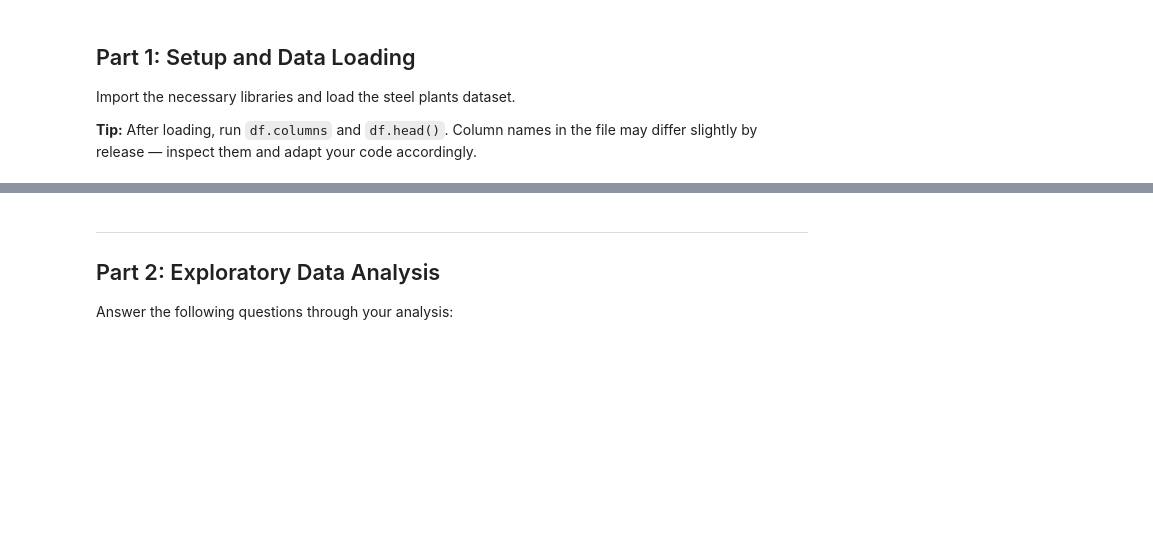
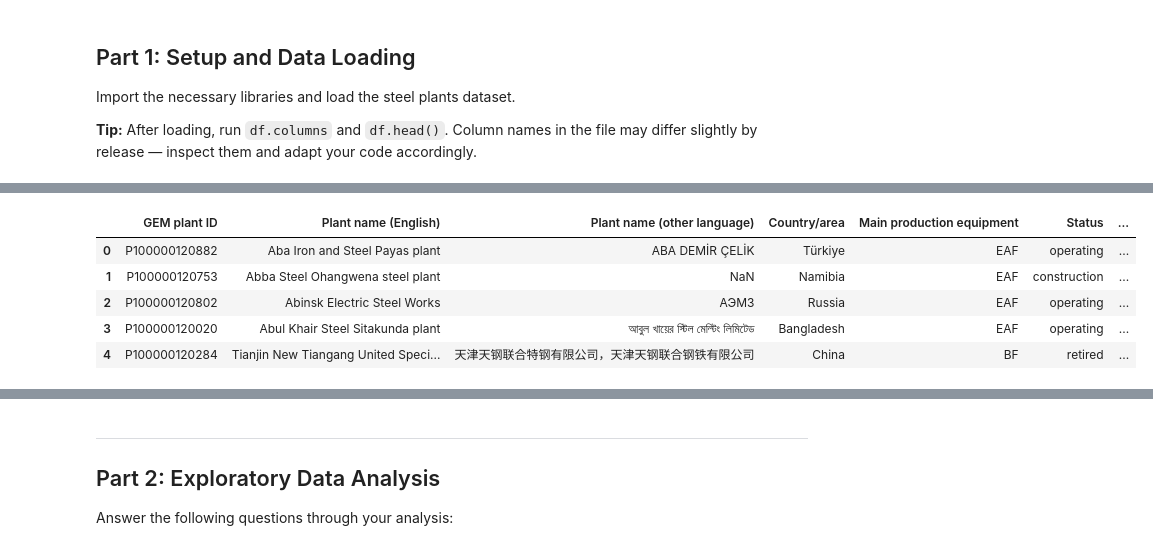
Before and after one commit to Lio0704/aidams-lab1, a Jupyter notebook: lab_1.ipynb, the cells around one changed output, grey strips where cells are left out. Cells and saved outputs as stored; diff of their text form; code cells hidden in the pictures; blank space fills up the shorter version.

```diff
--- a/lab_1.ipynb
+++ b/lab_1.ipynb
@@ -85,0 +106,9 @@ Import the necessary libraries and load the steel plants dataset.
+# %%
+plant_capacities.head()
+# %% [output]
+|  | GEM plant ID | Plant name (English) | Plant name (other language) | Country/area | Main production equipment | Status | ... |
+| 0 | P100000120882 | Aba Iron and Steel Payas plant | ABA DEMİR ÇELİK | Türkiye | EAF | operating | ... |
+| 1 | P100000120753 | Abba Steel Ohangwena steel plant | NaN | Namibia | EAF | construction | ... |
+| 2 | P100000120802 | Abinsk Electric Steel Works | АЭМЗ | Russia | EAF | operating | ... |
+| 3 | P100000120020 | Abul Khair Steel Sitakunda plant | আবুল খায়ের স্টিল মেল্টিং লিমিটেড | Bangladesh | EAF | operating | ... |
+| 4 | P100000120284 | Tianjin New Tiangang United Speci... | 天津天钢联合特钢有限公司，天津天钢联合钢铁有限公司 | China | BF | retired | ... |
```
Also changed, not shown: parts of 42 cells of this notebook, 3 other files.
